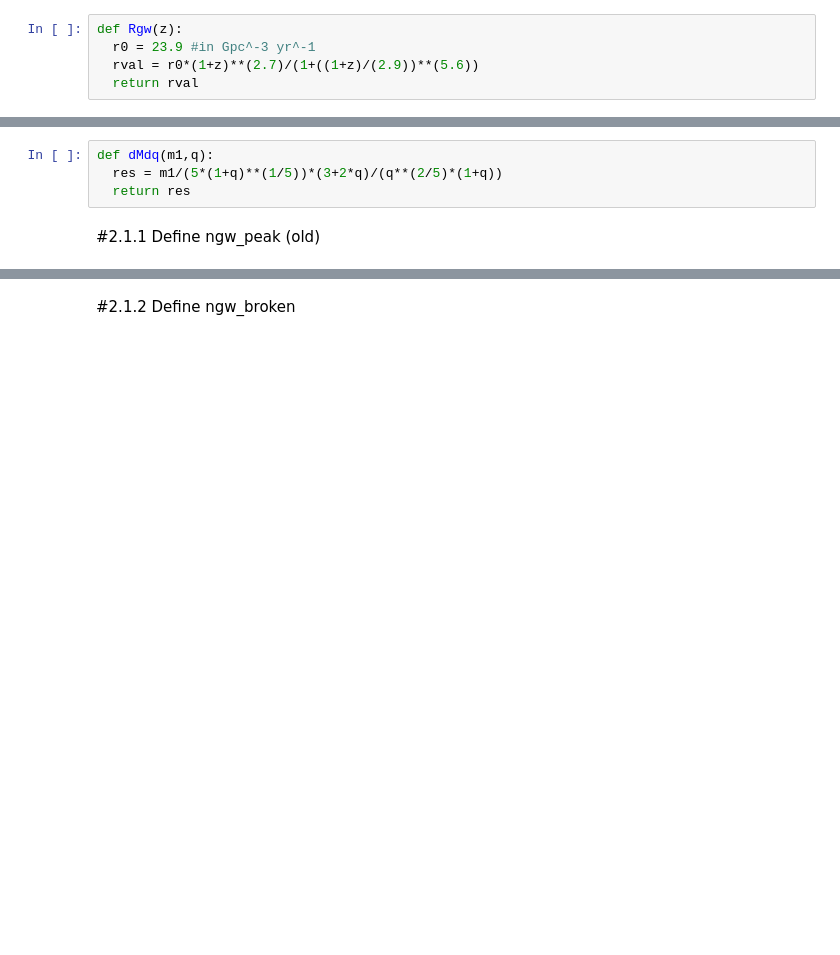
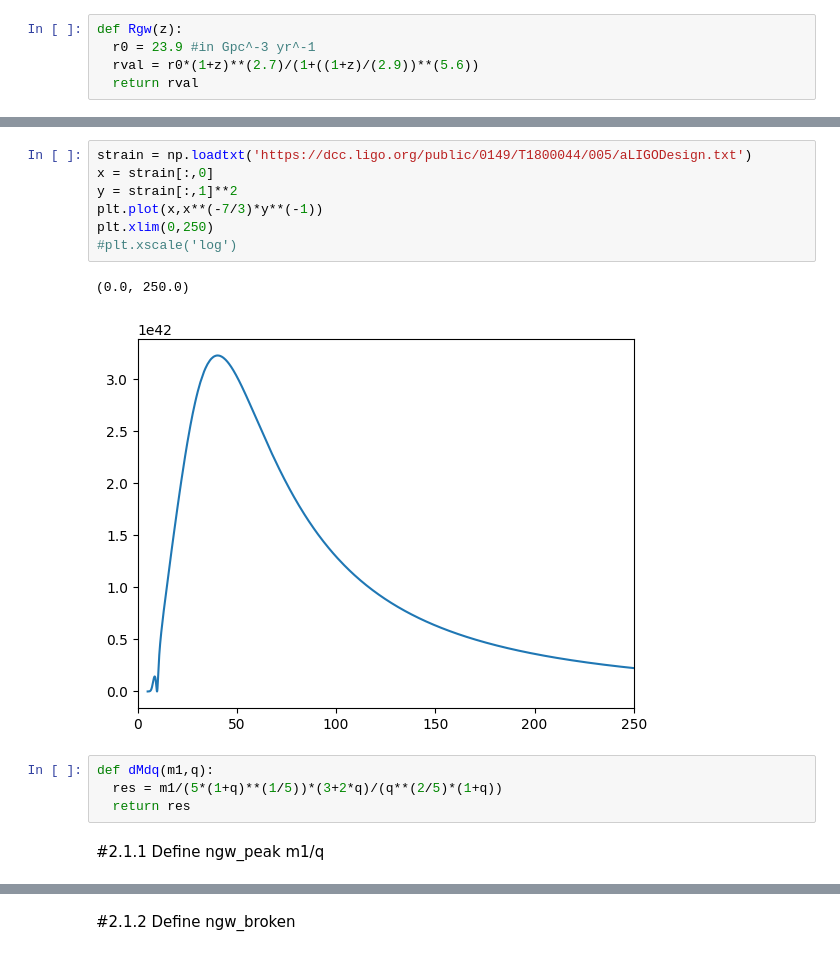
Before and after one commit to jerowen/mag_figures, a Jupyter notebook: Magnification_figures.ipynb, the cells around one changed output, grey strips where cells are left out. Cells and saved outputs as stored; diff of their text form; blank space fills up the shorter version.

```diff
--- a/Magnification_figures.ipynb
+++ b/Magnification_figures.ipynb
@@ -590,7 +659,17 @@ Text(0, 0.5, 'Theta')
+# %%
+strain = np.loadtxt('https://dcc.ligo.org/public/0149/T1800044/005/aLIGODesign.txt')
+x = strain[:,0]
+y = strain[:,1]**2
+plt.plot(x,x**(-7/3)*y**(-1))
+plt.xlim(0,250)
+#plt.xscale('log')
+# %% [output]
+(0.0, 250.0)
+[figure, added]
 # %%
 def dMdq(m1,q):
   res = m1/(5*(1+q)**(1/5))*(3+2*q)/(q**(2/5)*(1+q))
   return res
 # %% [markdown]
-#2.1.1 Define ngw_peak (old)
+#2.1.1 Define ngw_peak m1/q
 # %%
```
Also changed, not shown: parts of 15 cells of this notebook.
